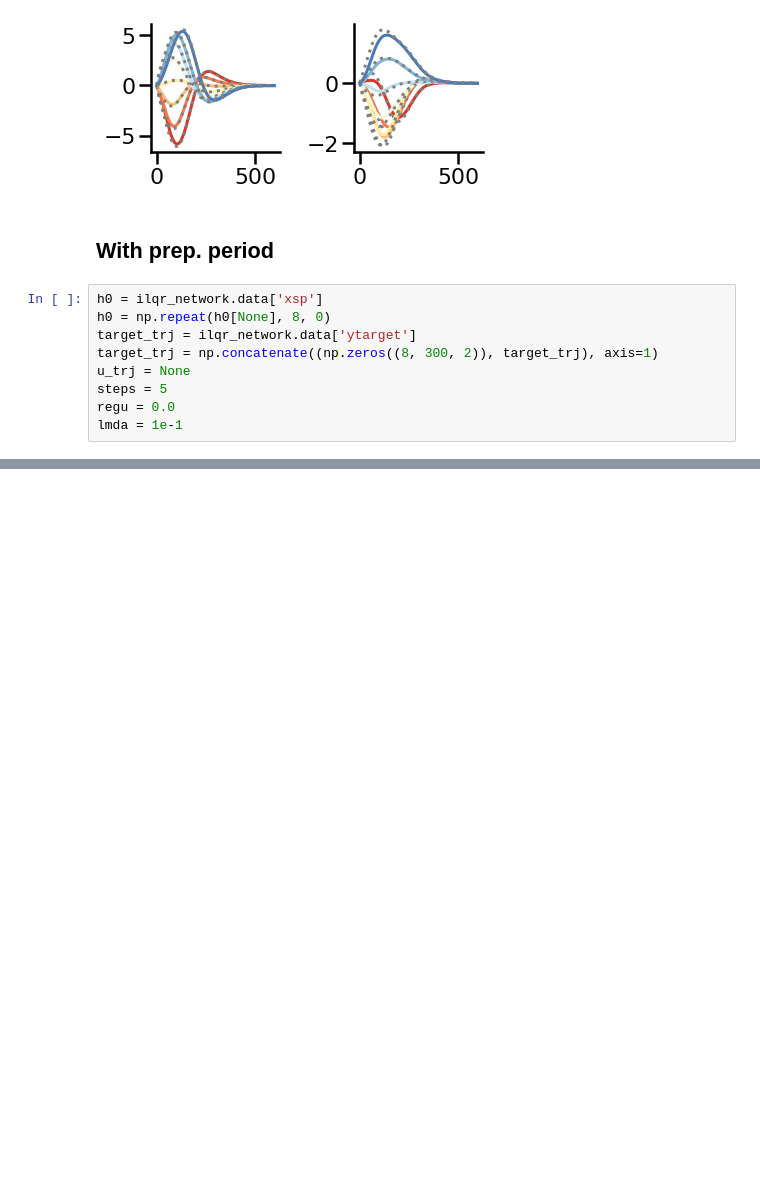
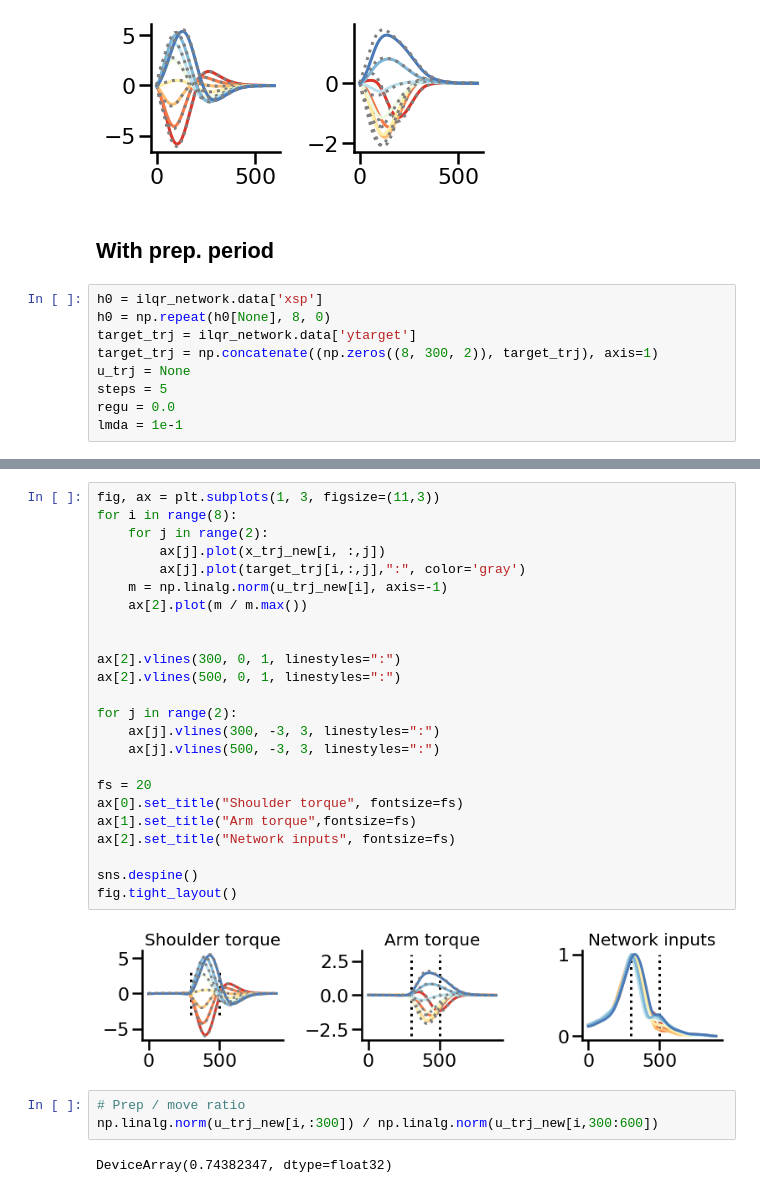
Before and after one commit to JoramKeijser/iLQR-jax, a Jupyter notebook: notebooks/ilqr_network.ipynb, the cells around one changed output, grey strips where cells are left out. Cells and saved outputs as stored; diff of their text form; blank space fills up the shorter version.

```diff
--- a/notebooks/ilqr_network.ipynb
+++ b/notebooks/ilqr_network.ipynb
@@ -101,0 +122,31 @@ lmda = 1e-1
+# %%
+fig, ax = plt.subplots(1, 3, figsize=(11,3))
+for i in range(8):
+    for j in range(2):
+        ax[j].plot(x_trj_new[i, :,j])
+        ax[j].plot(target_trj[i,:,j],":", color='gray')
+    m = np.linalg.norm(u_trj_new[i], axis=-1)
+    ax[2].plot(m / m.max())
+
+
+ax[2].vlines(300, 0, 1, linestyles=":")
+ax[2].vlines(500, 0, 1, linestyles=":")
+
+for j in range(2):
+    ax[j].vlines(300, -3, 3, linestyles=":")
+    ax[j].vlines(500, -3, 3, linestyles=":")
+
+fs = 20
+ax[0].set_title("Shoulder torque", fontsize=fs)
+ax[1].set_title("Arm torque",fontsize=fs)
+ax[2].set_title("Network inputs", fontsize=fs)
+
+sns.despine()
+fig.tight_layout()
+# %% [output]
+[figure, added]
+# %%
+# Prep / move ratio
+np.linalg.norm(u_trj_new[i,:300]) / np.linalg.norm(u_trj_new[i,300:600])
+# %% [output]
+DeviceArray(0.74382347, dtype=float32)
```
Also changed, not shown: parts of 10 cells of this notebook, 1 other file.
